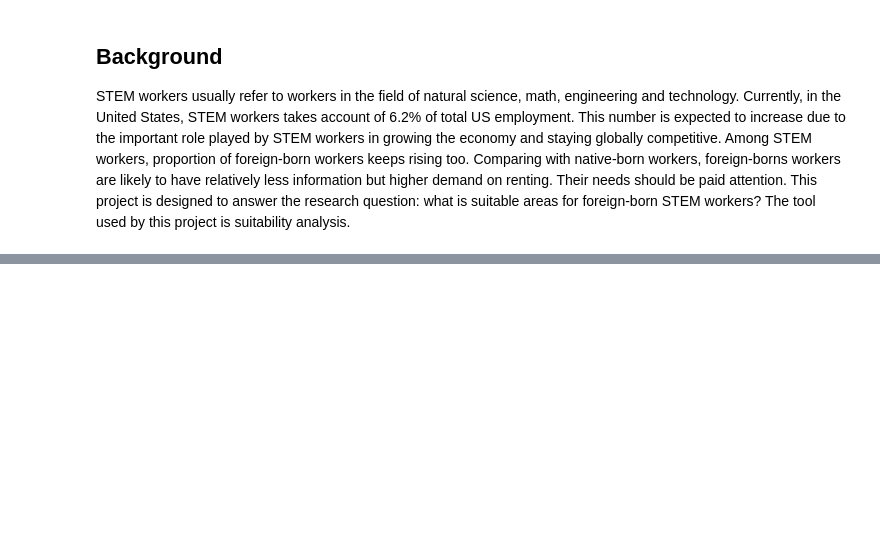
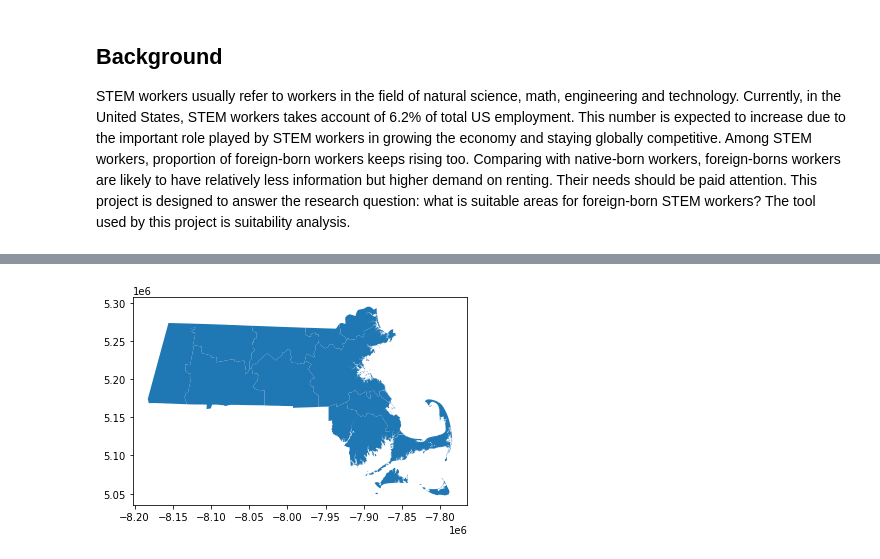
Before and after one commit to zhining-sun/UEP239-FinalProject, a Jupyter notebook: FinalProject_ZhiningSun.ipynb, the cells around one changed output, grey strips where cells are left out. Saved outputs shown, nothing was run; the diff lists cells and outputs as text; code cells hidden in the pictures; blank space fills up the shorter version.

```diff
--- a/FinalProject_ZhiningSun.ipynb
+++ b/FinalProject_ZhiningSun.ipynb
@@ -28,0 +40,4 @@ from shapely.geometry import LineString, Point
+# %%
+#Note that the area for this project is Boston Metropolitan Area.
+#We want to read in boundaries
+Boundaries = gpd.read_file('Data/MPO/MPO_Boundaries.shp')
@@ -28,0 +61,5 @@ from shapely.geometry import LineString, Point
+# %%
+Boundaries.plot()
+plt.show()
+# %% [output]
+[figure, added]
```
Also changed, not shown: parts of 22 cells of this notebook, 17 other files.
